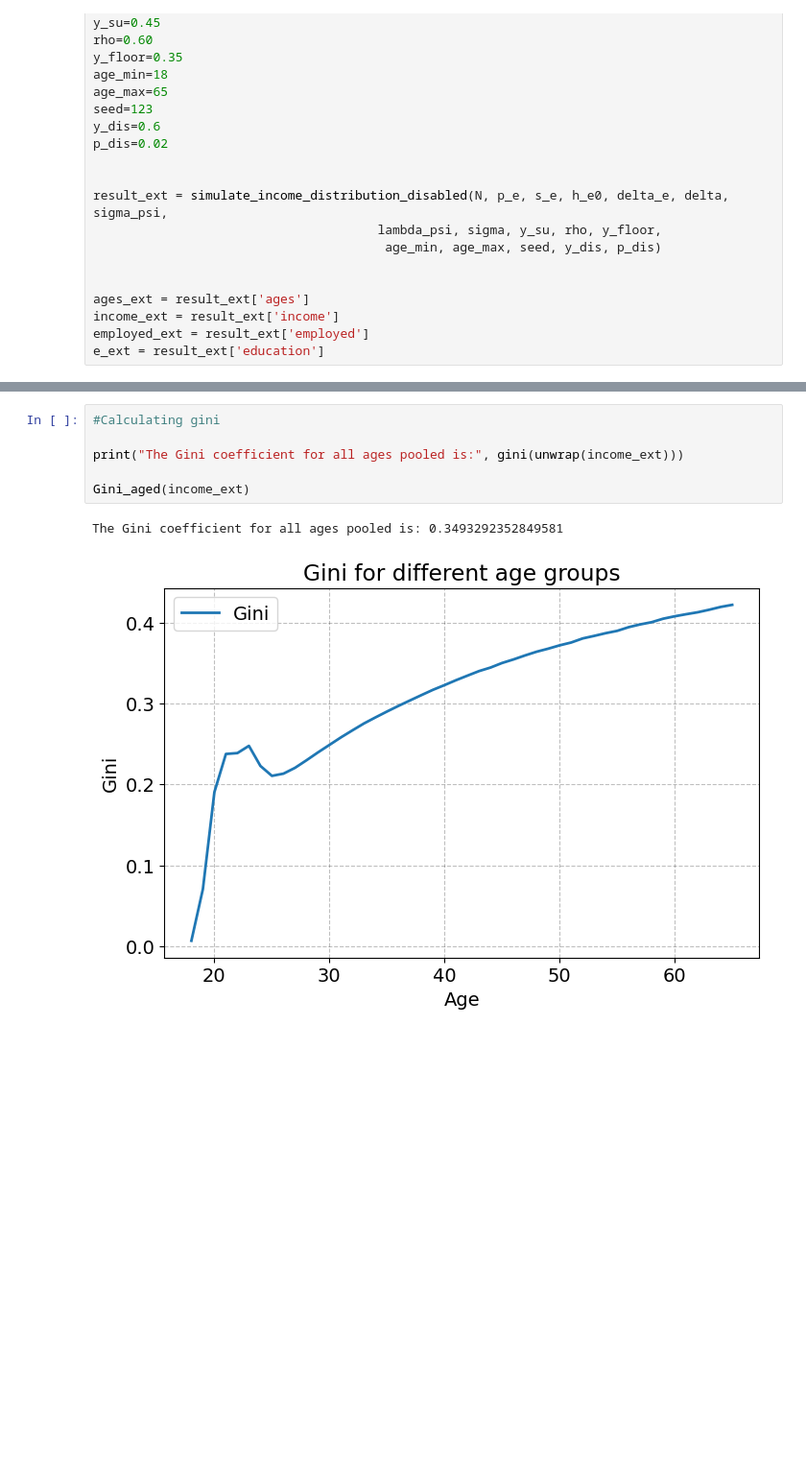
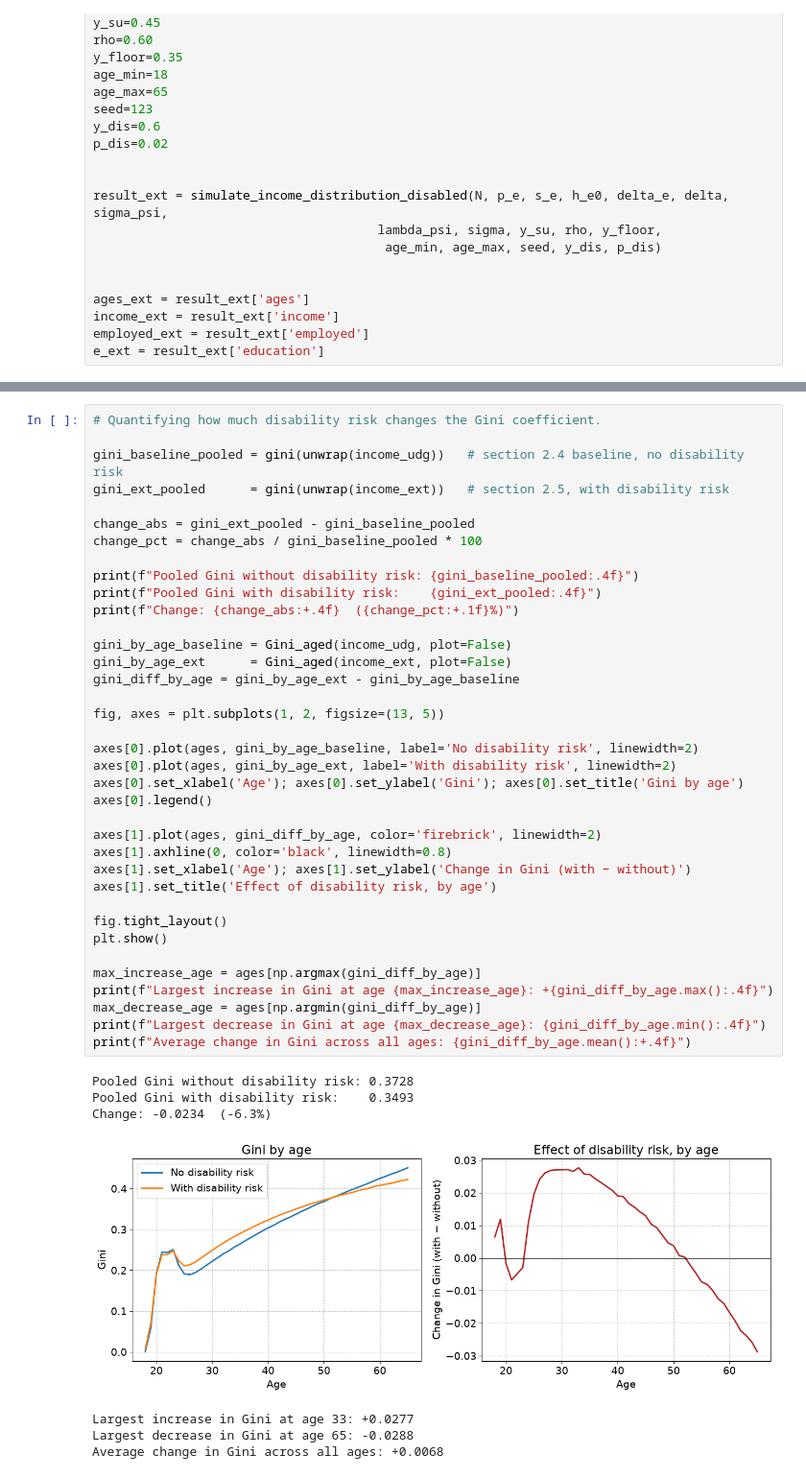
Before and after one commit to mnielsenkaplan-byte/ProgEcon4, a Jupyter notebook: Data Project.ipynb, the cells around one changed output, grey strips where cells are left out. Shown at 96% size. Saved outputs shown, nothing was run; the diff lists cells and outputs as text; blank space fills up the shorter version.

```diff
--- a/Data Project.ipynb
+++ b/Data Project.ipynb
@@ -1095,13 +1212,49 @@ plt.show()
 [figure]
-# %%
-#Calculating gini
-
-print("The Gini coefficient for all ages pooled is:", gini(unwrap(income_ext)))
-
-Gini_aged(income_ext)
-# %% [output]
-The Gini coefficient for all ages pooled is: 0.3493292352849581
-[figure, removed]
+# %%
+# Quantifying how much disability risk changes the Gini coefficient.
+
+gini_baseline_pooled = gini(unwrap(income_udg))   # section 2.4 baseline, no disability risk
+gini_ext_pooled      = gini(unwrap(income_ext))   # section 2.5, with disability risk
+
+change_abs = gini_ext_pooled - gini_baseline_pooled
+change_pct = change_abs / gini_baseline_pooled * 100
+
+print(f"Pooled Gini without disability risk: {gini_baseline_pooled:.4f}")
+print(f"Pooled Gini with disability risk:    {gini_ext_pooled:.4f}")
+print(f"Change: {change_abs:+.4f}  ({change_pct:+.1f}%)")
+
+gini_by_age_baseline = Gini_aged(income_udg, plot=False)
+gini_by_age_ext      = Gini_aged(income_ext, plot=False)
+gini_diff_by_age = gini_by_age_ext - gini_by_age_baseline
+
+fig, axes = plt.subplots(1, 2, figsize=(13, 5))
+
+axes[0].plot(ages, gini_by_age_baseline, label='No disability risk', linewidth=2)
+axes[0].plot(ages, gini_by_age_ext, label='With disability risk', linewidth=2)
+axes[0].set_xlabel('Age'); axes[0].set_ylabel('Gini'); axes[0].set_title('Gini by age')
+axes[0].legend()
+
+axes[1].plot(ages, gini_diff_by_age, color='firebrick', linewidth=2)
+axes[1].axhline(0, color='black', linewidth=0.8)
+axes[1].set_xlabel('Age'); axes[1].set_ylabel('Change in Gini (with − without)')
+axes[1].set_title('Effect of disability risk, by age')
+
+fig.tight_layout()
+plt.show()
+
+max_increase_age = ages[np.argmax(gini_diff_by_age)]
+print(f"Largest increase in Gini at age {max_increase_age}: +{gini_diff_by_age.max():.4f}")
+max_decrease_age = ages[np.argmin(gini_diff_by_age)]
+print(f"Largest decrease in Gini at age {max_decrease_age}: {gini_diff_by_age.min():.4f}")
+print(f"Average change in Gini across all ages: {gini_diff_by_age.mean():+.4f}")
+# %% [output]
+Pooled Gini without disability risk: 0.3728
+Pooled Gini with disability risk:    0.3493
+Change: -0.0234  (-6.3%)
+[figure, added]
+Largest increase in Gini at age 33: +0.0277
+Largest decrease in Gini at age 65: -0.0288
+Average change in Gini across all ages: +0.0068
 # %% [markdown]
 #### Extend the model with another source of risk of your own choosing, and analyze how it changes the income distribution and the Gini coefficient.
 
```
Also changed, not shown: parts of 28 cells of this notebook.
